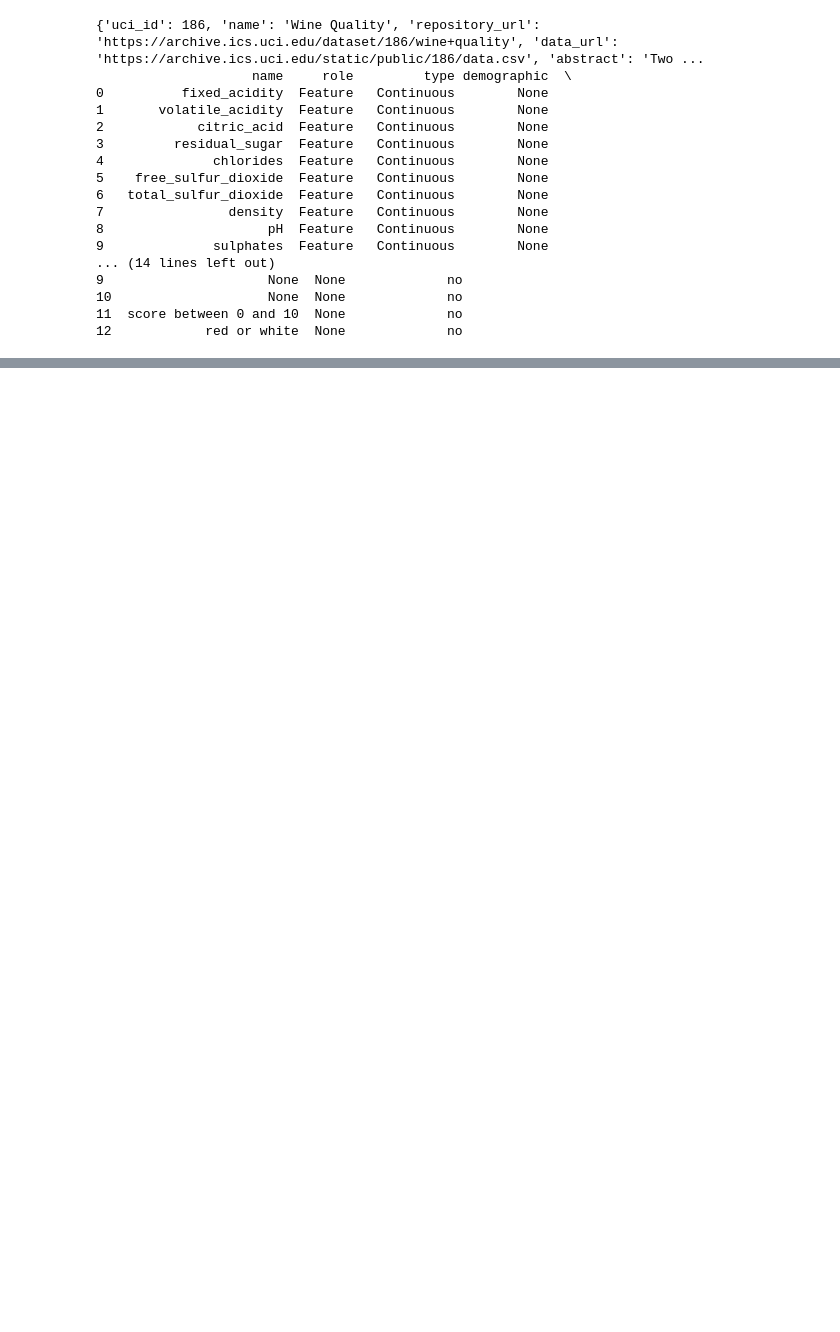
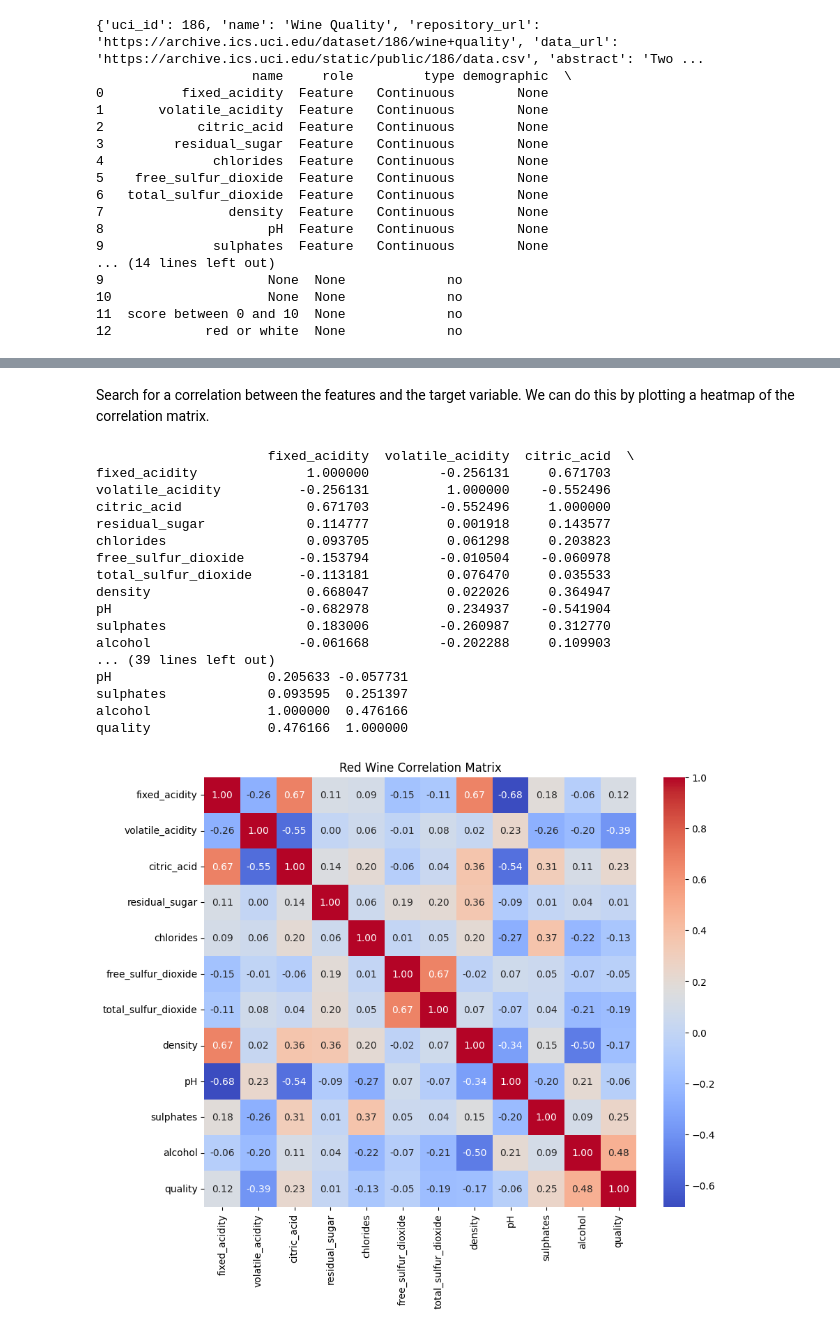
Before and after one commit to karolkadlubowski/MLWineClassifierComparision, a Jupyter notebook: notebooks/wine_notebook.ipynb, the cells around one changed output, grey strips where cells are left out. Drawn from its saved outputs; the diff is of its cells as text; code cells hidden in the pictures; blank space fills up the shorter version.

```diff
--- a/notebooks/wine_notebook.ipynb
+++ b/notebooks/wine_notebook.ipynb
@@ -34,0 +129,54 @@ print(wine_quality.variables)
+# %% [markdown]
+Search for a correlation between the features and the target variable. We can do this by plotting a heatmap of the correlation matrix.
+# %%
+def plot_correlation(X, y, title):
+    # Combining features and target into one DataFrame
+    combined_df = pd.concat([X, y], axis=1)
+
+    # Computing the correlation matrix
+    correlation_matrix = combined_df.corr()
+
+    print(correlation_matrix)
+
+    # Plotting the correlation matrix
+    plt.figure(figsize=(10, 8))
+    sns.heatmap(correlation_matrix, annot=True, fmt=".2f", cmap='coolwarm')
+    plt.title(title)
+    plt.show()
+
+# Extracting the original dataset
+original_data = wine_quality.data['original']
+
+# Splitting the dataset into red and white wines
+red_wine = original_data[original_data['color'] == 'red']
+white_wine = original_data[original_data['color'] == 'white']
+
+# Red wine
+X_red = red_wine.drop(['quality', 'color'], axis=1)
+y_red = red_wine['quality']
+
+# White wine
+X_white = white_wine.drop(['quality', 'color'], axis=1)
+y_white = white_wine['quality']
+
+# Example usage with red and white wine datasets
+plot_correlation(X_red, y_red, "Red Wine Correlation Matrix")
+# %% [output]
+                      fixed_acidity  volatile_acidity  citric_acid  \
+fixed_acidity              1.000000         -0.256131     0.671703
+volatile_acidity          -0.256131          1.000000    -0.552496
+citric_acid                0.671703         -0.552496     1.000000
+residual_sugar             0.114777          0.001918     0.143577
+chlorides                  0.093705          0.061298     0.203823
+free_sulfur_dioxide       -0.153794         -0.010504    -0.060978
+total_sulfur_dioxide      -0.113181          0.076470     0.035533
+density                    0.668047          0.022026     0.364947
+pH                        -0.682978          0.234937    -0.541904
+sulphates                  0.183006         -0.260987     0.312770
+alcohol                   -0.061668         -0.202288     0.109903
+... (39 lines left out)
+pH                    0.205633 -0.057731
+sulphates             0.093595  0.251397
+alcohol               1.000000  0.476166
+quality               0.476166  1.000000
+[figure, added]
```
Also changed, not shown: parts of 14 cells of this notebook.
